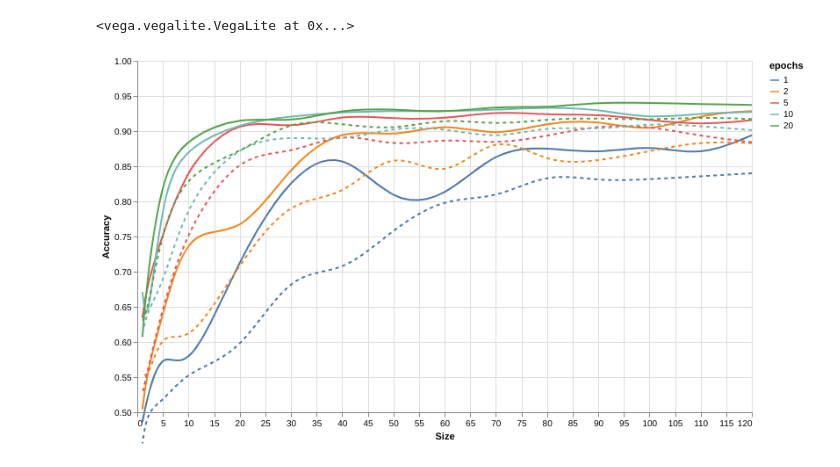
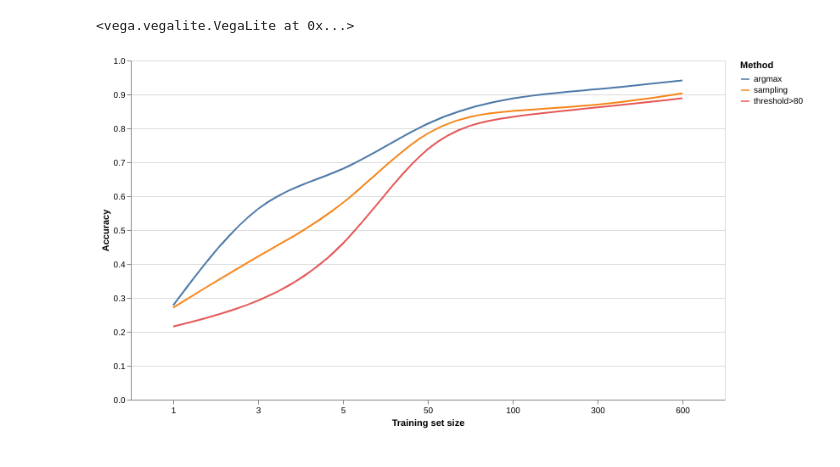
Before and after one commit to silky/hmd-pytorch, a Jupyter notebook: notebooks/analysis.ipynb, the cells around one changed output. Cells and saved outputs as stored; diff of their text form; code cells hidden in the pictures.

```diff
--- a/notebooks/analysis.ipynb
+++ b/notebooks/analysis.ipynb
@@ -5,5 +5,7 @@ from vega import VegaLite
 data_dir = "../results"
 # %%
 def load_data ():
-    df = pd.read_csv(f"{data_dir}/big-run-all-results.csv")
+    path = "01-May-2019-run-for-yd.csv"
+    path = "01-May-2019-more-sizes-all.csv"
+    df   = pd.read_csv(f"{data_dir}/{path}")
     return df
@@ -41,0 +12,8 @@ dff
+# %%
+df = load_data()
+
+df = df.drop(columns="epochs")
+# Average over the seed.
+df = df.groupby(["method", "size"]).mean().reset_index()
+df = df.drop(columns="seed")
+df
@@ -83,5 +74,5 @@ view_graph(dff, prefix="sp")
-# %%
-view_graph(dff, prefix="ft")
-# %% [output]
-<vega.vegalite.VegaLite at 0x...>
-[figure, removed]
+# %%
+view_graph(df)
+# %% [output]
+<vega.vegalite.VegaLite at 0x...>
+[figure, added]
```
Also changed, not shown: parts of 5 cells of this notebook, 1 other file.
